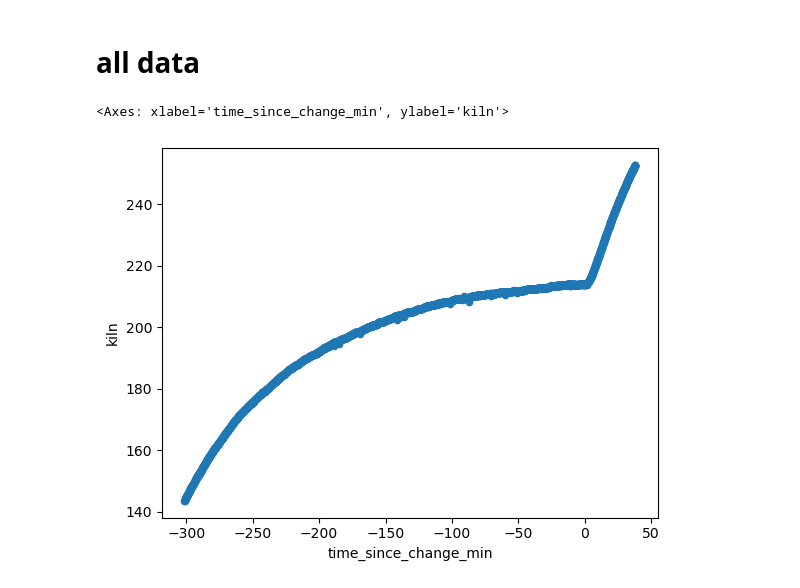
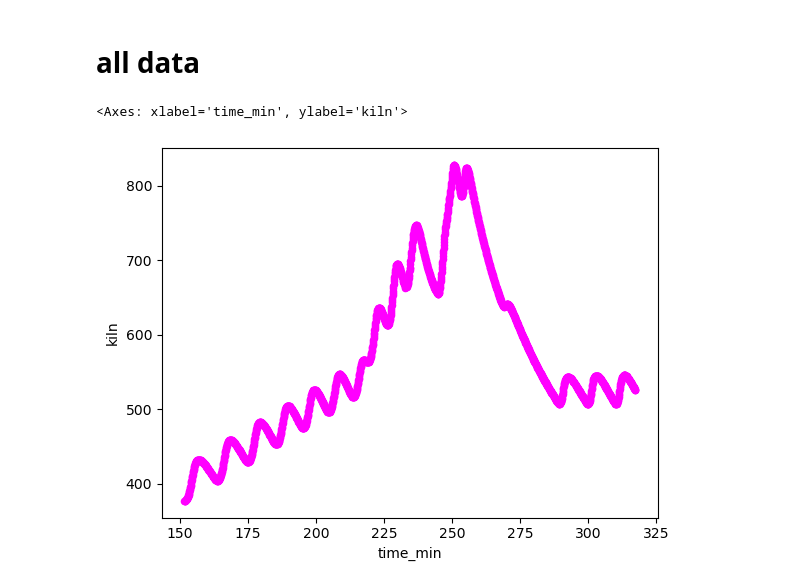
Before and after one commit to beckdac/qtkiln, a Jupyter notebook: qtk_plot.ipynb, the cells around one changed output. Drawn from its saved outputs; the diff is of its cells as text; code cells hidden in the pictures.

```diff
--- a/qtk_plot.ipynb
+++ b/qtk_plot.ipynb
@@ -107,8 +99,7 @@ Intercept: -73.37760184707172
 # %% [markdown]
 # all data
-# %%
-df["time_since_change_min"] = df["time_min"] - (step_change_time_ms / 1000 / 60)
-df.plot(kind='scatter', x='time_since_change_min', y='kiln')
-# %% [output]
-<Axes: xlabel='time_since_change_min', ylabel='kiln'>
-[figure, removed]
+# %%
+df.plot(kind='scatter', x='time_min', y='kiln', color="magenta")
+# %% [output]
+<Axes: xlabel='time_min', ylabel='kiln'>
+[figure, added]
```
Also changed, not shown: parts of 10 cells of this notebook, 2 other files.
